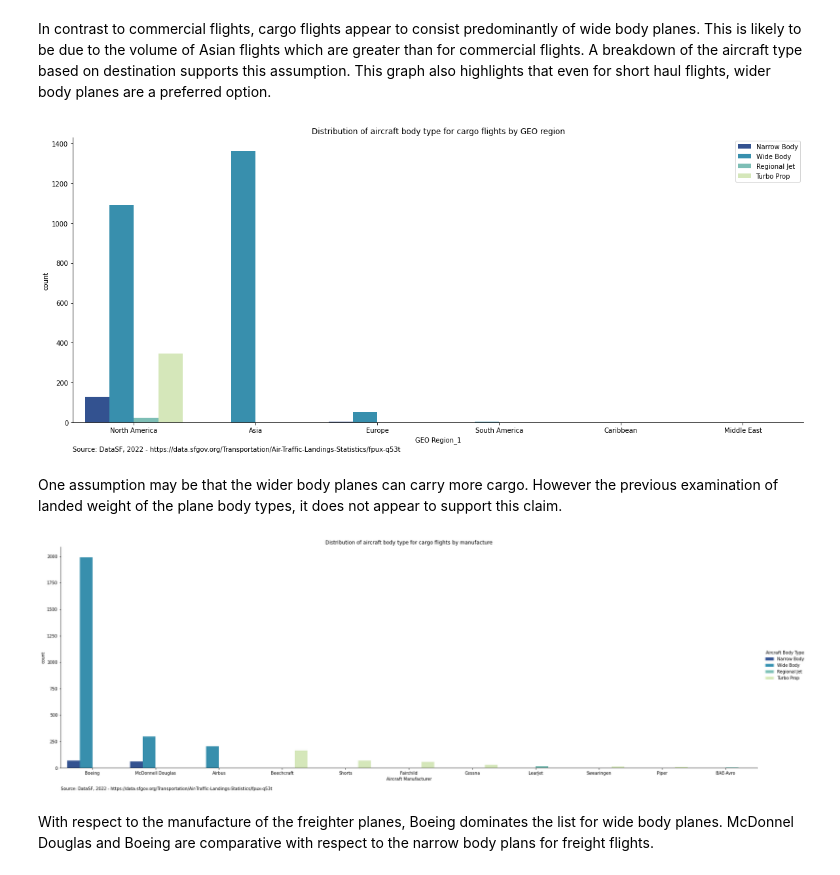
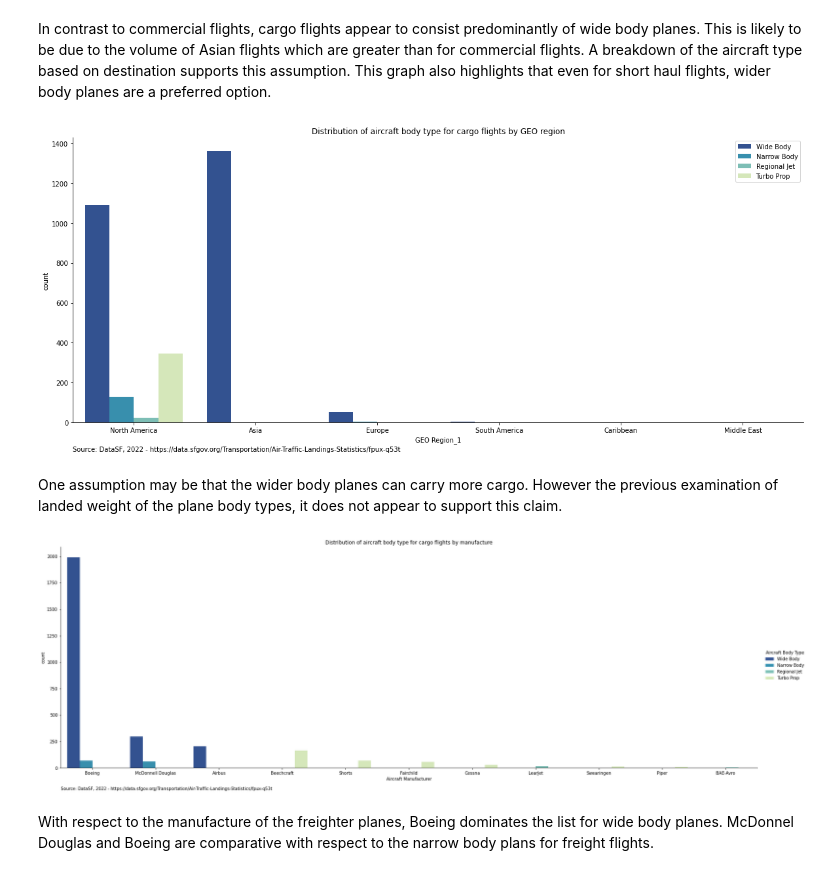
Before and after one commit to Lostinworlds/Aviation, a Jupyter notebook: eda-air-traffic-landings-statistics.ipynb, the cells around one changed output. Cells and saved outputs as stored; diff of their text form; code cells hidden in the pictures.

```diff
--- a/eda-air-traffic-landings-statistics.ipynb
+++ b/eda-air-traffic-landings-statistics.ipynb
@@ -525,30 +533,30 @@ In contrast to commercial flights, cargo flights appear to consist predominantly
 # %%
 #create graph
 plt.figure(figsize = (20,8))
 sns.countplot(x = "GEO Region_1", hue = "Aircraft Body Type", data = Freighter,
-              palette = "YlGnBu_r", hue_order =["Narrow Body", "Wide Body", "Regional Jet", "Turbo Prop"])
+              palette = "YlGnBu_r", hue_order = ["Wide Body", "Narrow Body", "Regional Jet", "Turbo Prop"])
 
 #modified graph
 plt.title("Distribution of aircraft body type for cargo flights by GEO region")
 plt.legend(loc='upper right')
 sns.despine(top = True, right = True, left = False, bottom = False)
 plt.annotate('Source: DataSF, 2022 - https://data.sfgov.org/Transportation/Air-Traffic-Landings-Statistics/fpux-q53t', (0,-.1), xycoords ='axes fraction' )
 plt.show()
 # %% [output]
-[figure, old version]
+[figure, new version]
 # %% [markdown]
 One assumption may be that the wider body planes can carry more cargo. However the previous examination of landed weight of the plane body types, it does not appear to support this claim.
 # %%
 #create graph
 sns.catplot(x ="Aircraft Manufacturer", hue="Aircraft Body Type",data = Freighter, kind = "count", height = 8, aspect=3, palette = "YlGnBu_r",
-           order =Freighter["Aircraft Manufacturer"].value_counts().index, hue_order = ["Narrow Body", "Wide Body", "Regional Jet", "Turbo Prop"]);
+           order =Freighter["Aircraft Manufacturer"].value_counts().index, hue_order = ["Wide Body", "Narrow Body", "Regional Jet", "Turbo Prop"]);
 
 #modified graph
 plt.title("Distribution of aircraft body type for cargo flights by manufacture")
 plt.annotate('Source: DataSF, 2022 - https://data.sfgov.org/Transportation/Air-Traffic-Landings-Statistics/fpux-q53t', (0,-.1), xycoords ='axes fraction' )
 plt.show()
 # %% [output]
-[figure, old version]
+[figure, new version]
 # %% [markdown]
 With respect to the manufacture of the freighter planes, Boeing dominates the list for wide body planes. McDonnel Douglas and Boeing are comparative with respect to the narrow body plans for freight flights.
 # %%
```
Also changed, not shown: parts of 23 cells of this notebook.
